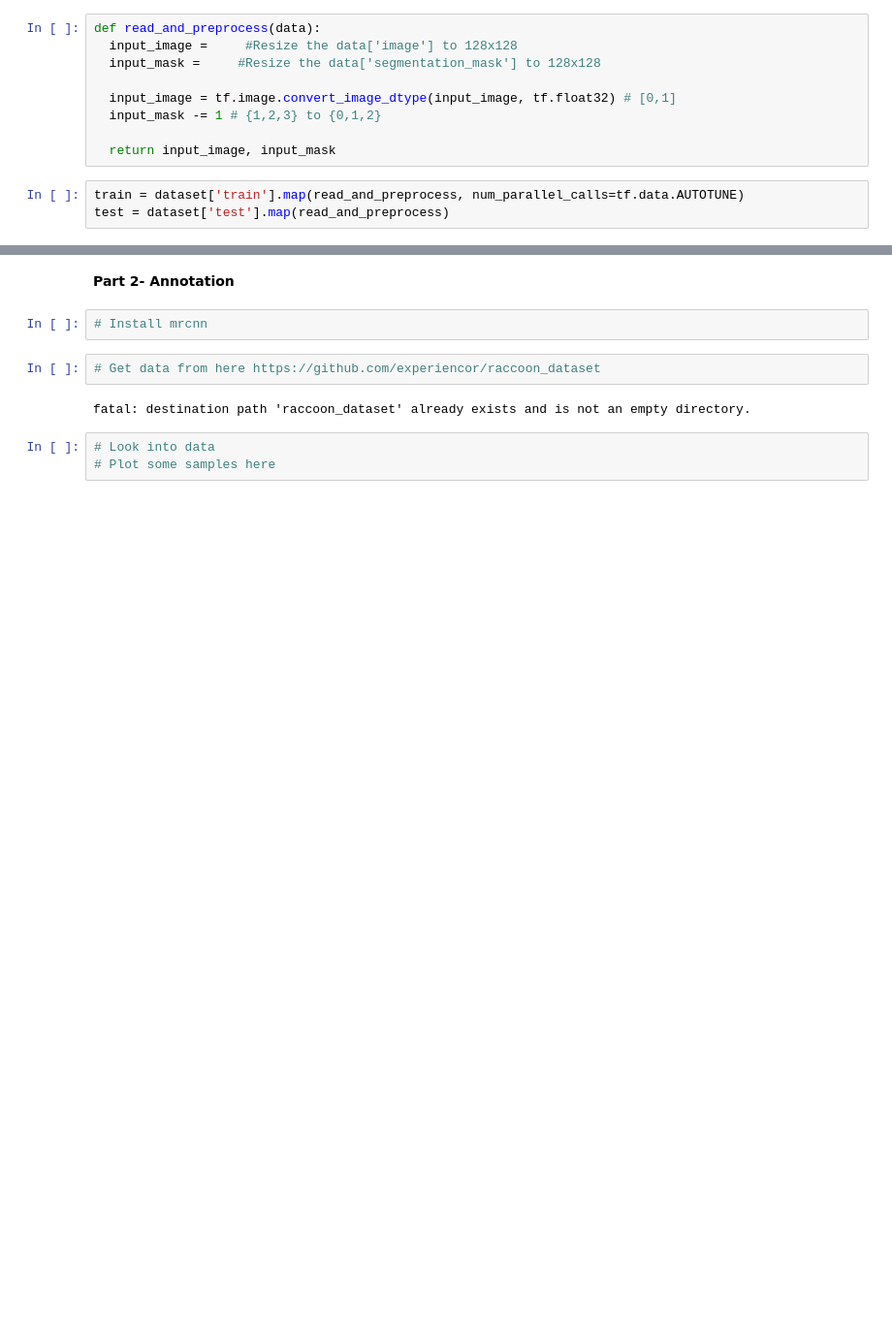
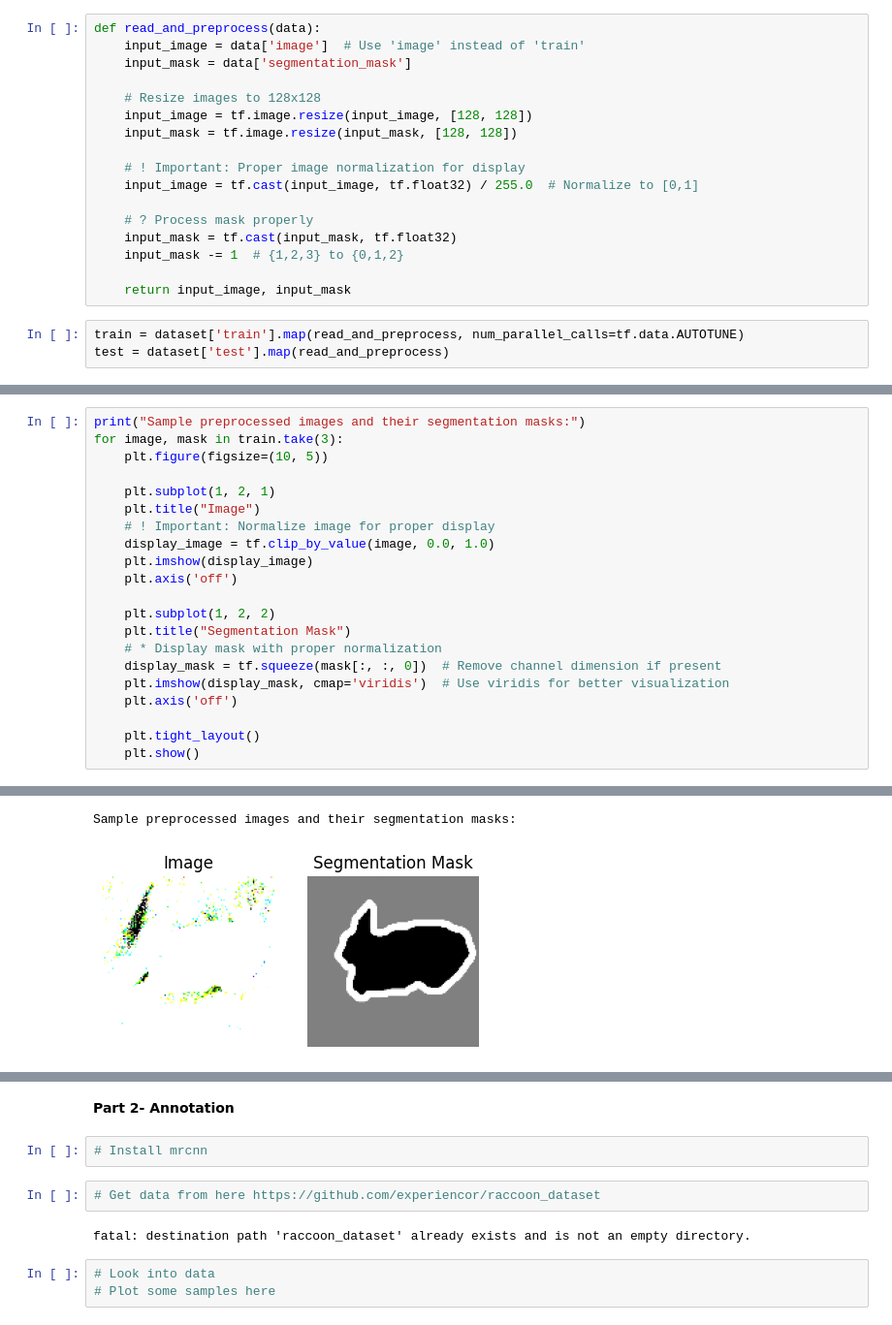
Before and after one commit to ploung/AAI-521-ComputerVision_Module3, a Jupyter notebook: Pros Loung_Assignment3.ipynb, the cells around one changed output, grey strips where cells are left out. Shown at 97% size. Drawn from its saved outputs; the diff is of its cells as text; blank space fills up the shorter version.

```diff
--- a/Pros Loung_Assignment3.ipynb
+++ b/Pros Loung_Assignment3.ipynb
@@ -33,12 +97,20 @@ Dataset oxford_iiit_pet downloaded and prepared to C:\Users\Loung\tensorflow_dat
 # %%
 def read_and_preprocess(data):
-  input_image =     #Resize the data['image'] to 128x128
-  input_mask =     #Resize the data['segmentation_mask'] to 128x128
+    input_image = data['image']  # Use 'image' instead of 'train'
+    input_mask = data['segmentation_mask']
 
-  input_image = tf.image.convert_image_dtype(input_image, tf.float32) # [0,1]
-  input_mask -= 1 # {1,2,3} to {0,1,2}
+    # Resize images to 128x128
+    input_image = tf.image.resize(input_image, [128, 128])
+    input_mask = tf.image.resize(input_mask, [128, 128])
 
-  return input_image, input_mask
+    # ! Important: Proper image normalization for display
+    input_image = tf.cast(input_image, tf.float32) / 255.0  # Normalize to [0,1]
+
+    # ? Process mask properly
+    input_mask = tf.cast(input_mask, tf.float32)
+    input_mask -= 1  # {1,2,3} to {0,1,2}
+
+    return input_image, input_mask
 # %%
 train = dataset['train'].map(read_and_preprocess, num_parallel_calls=tf.data.AUTOTUNE)
 test = dataset['test'].map(read_and_preprocess)
@@ -49,0 +117,22 @@ test = dataset['test'].map(read_and_preprocess)
+# %%
+print("Sample preprocessed images and their segmentation masks:")
+for image, mask in train.take(3):
+    plt.figure(figsize=(10, 5))
+
+    plt.subplot(1, 2, 1)
+    plt.title("Image")
+    # ! Important: Normalize image for proper display
+    display_image = tf.clip_by_value(image, 0.0, 1.0)
+    plt.imshow(display_image)
+    plt.axis('off')
+
+    plt.subplot(1, 2, 2)
+    plt.title("Segmentation Mask")
+    # * Display mask with proper normalization
+    display_mask = tf.squeeze(mask[:, :, 0])  # Remove channel dimension if present
+    plt.imshow(display_mask, cmap='viridis')  # Use viridis for better visualization
+    plt.axis('off')
+
+    plt.tight_layout()
+    plt.show()
+# %% [output]
@@ -49,0 +140,2 @@ test = dataset['test'].map(read_and_preprocess)
+Sample preprocessed images and their segmentation masks:
+[figure, added]
```
Also changed, not shown: parts of 4 cells of this notebook.
